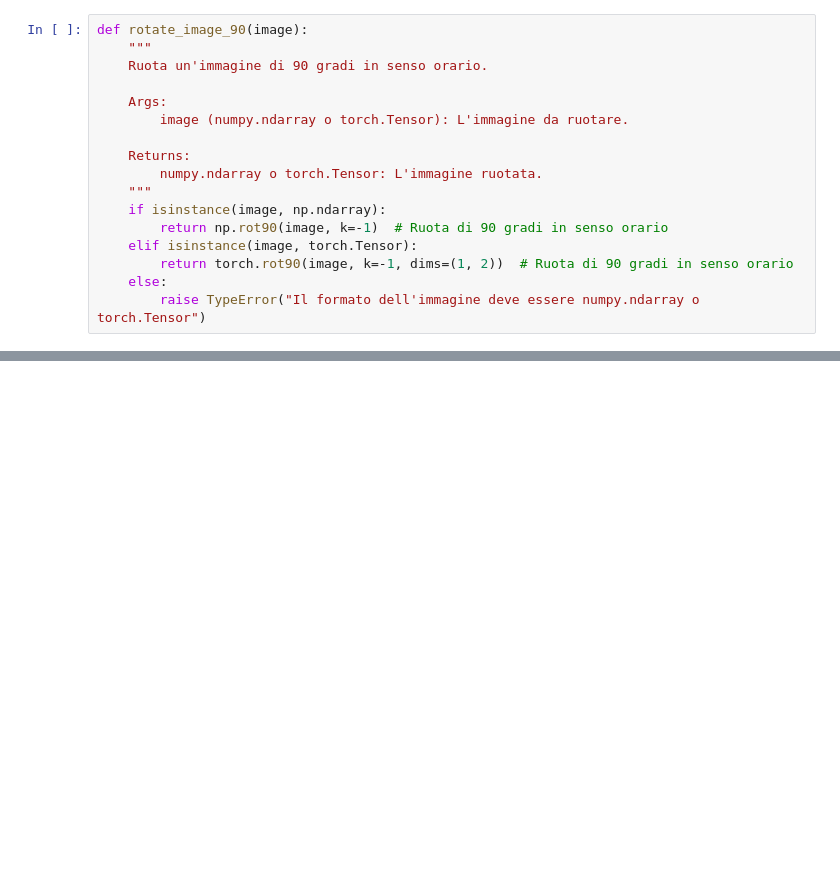
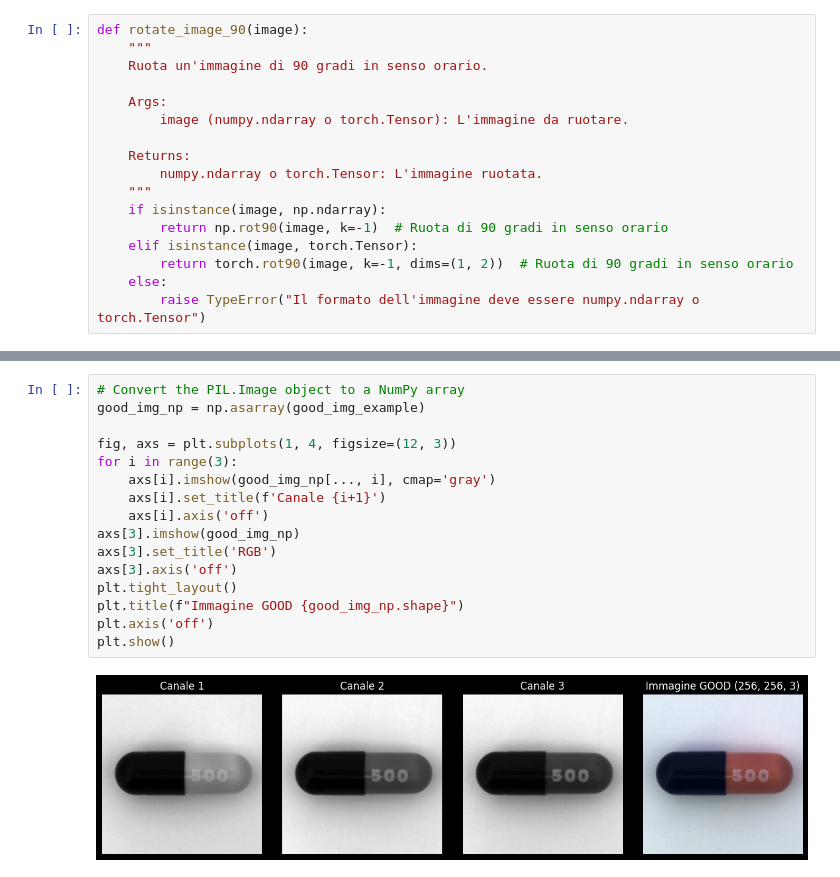
Before and after one commit to seb0t/-CV---anomalib-tutorial-with-visualization, a Jupyter notebook: notebooks/patchcore_anomalib_faiss.ipynb, the cells around one changed output, grey strips where cells are left out. Cells and saved outputs as stored; diff of their text form; blank space fills up the shorter version.

```diff
--- a/notebooks/patchcore_anomalib_faiss.ipynb
+++ b/notebooks/patchcore_anomalib_faiss.ipynb
@@ -377,0 +250,18 @@ plt.imshow(test_img)
+# %%
+# Convert the PIL.Image object to a NumPy array
+good_img_np = np.asarray(good_img_example)
+
+fig, axs = plt.subplots(1, 4, figsize=(12, 3))
+for i in range(3):
+    axs[i].imshow(good_img_np[..., i], cmap='gray')
+    axs[i].set_title(f'Canale {i+1}')
+    axs[i].axis('off')
+axs[3].imshow(good_img_np)
+axs[3].set_title('RGB')
+axs[3].axis('off')
+plt.tight_layout()
+plt.title(f"Immagine GOOD {good_img_np.shape}")
+plt.axis('off')
+plt.show()
+# %% [output]
+[figure, added]
```
Also changed, not shown: parts of 37 cells of this notebook, 9 other files.
